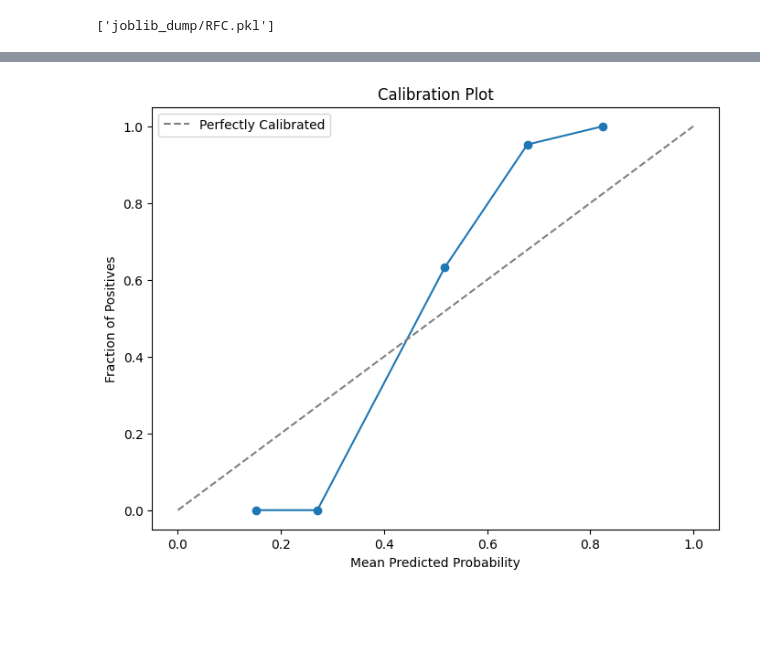
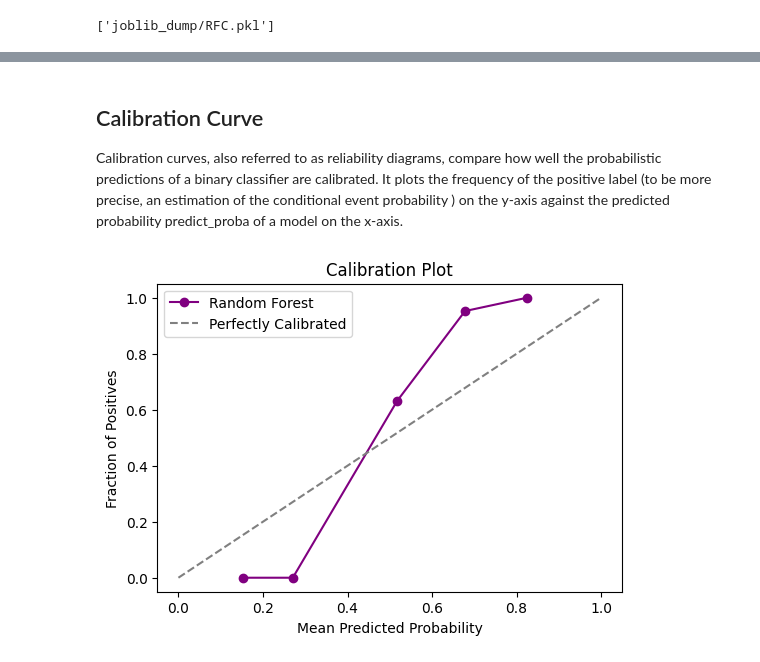
Before and after one commit to kruthi-sb/Cardiac_Events_ML, a Jupyter notebook: ML/RF.ipynb, the cells around one changed output, grey strips where cells are left out. Drawn from its saved outputs; the diff is of its cells as text; code cells hidden in the pictures; blank space fills up the shorter version.

```diff
--- a/ML/RF.ipynb
+++ b/ML/RF.ipynb
@@ -432,20 +474,24 @@ shap.decision_plot(tree_explainer.expected_value[0], shap_values[0], features)
+# %% [markdown]
+## Calibration Curve
+
+Calibration curves, also referred to as reliability diagrams, compare how well the probabilistic predictions of a binary classifier are calibrated. It plots the frequency of the positive label (to be more precise, an estimation of the conditional event probability ) on the y-axis against the predicted probability predict_proba of a model on the x-axis.
 # %%
 from sklearn.calibration import calibration_curve
 import matplotlib.pyplot as plt
 
 # Compute the probabilities predicted by the model
 y_pred_probs = rf2.predict_proba(X_test)[:, 1]
 
 # Create a calibration plot
 prob_true, prob_pred = calibration_curve(y_test, y_pred_probs, n_bins=5)
 
-plt.figure(figsize=(8, 6))
-plt.plot(prob_pred, prob_true, marker='o')
+plt.figure(figsize=(6, 4))
+plt.plot(prob_pred, prob_true, marker='o', label = "Random Forest", color = 'purple')
 plt.plot([0, 1], [0, 1], linestyle='--', color='gray', label='Perfectly Calibrated')
 plt.xlabel('Mean Predicted Probability')
 plt.ylabel('Fraction of Positives')
 plt.title('Calibration Plot')
 plt.legend()
 plt.show()
 # %% [output]
-[figure, old version]
+[figure, new version]
```
Also changed, not shown: parts of 24 cells of this notebook.
